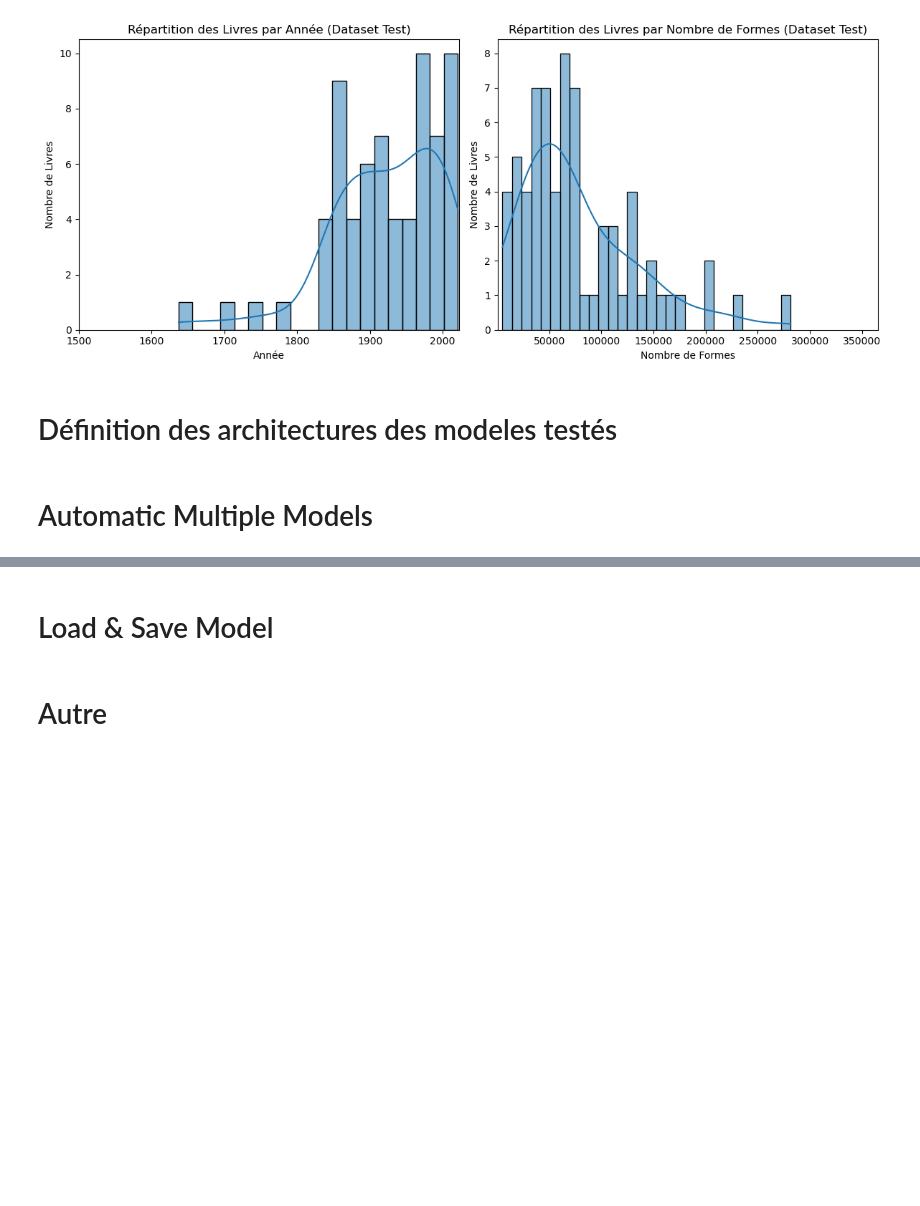
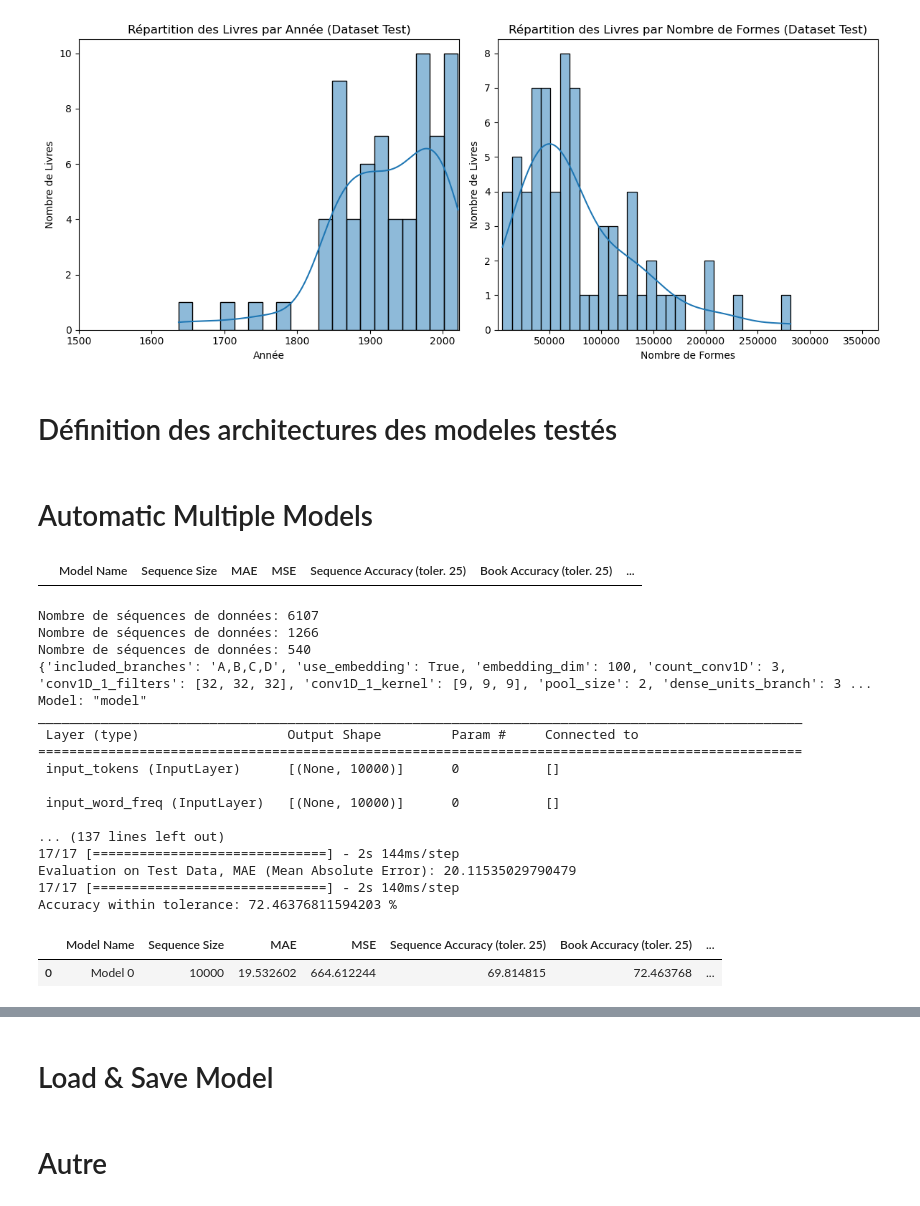
Before and after one commit to dorianGT/Text-Datation-With-CNN, a Jupyter notebook: Main_TER.ipynb, the cells around one changed output, grey strips where cells are left out. Drawn from its saved outputs; the diff is of its cells as text; code cells hidden in the pictures; blank space fills up the shorter version.

```diff
--- a/Main_TER.ipynb
+++ b/Main_TER.ipynb
@@ -374,7 +369,7 @@ print(first_100)
 # %% [markdown]
 ### Training Data
 # %%
-year_min = 1750
+year_min = 1450
 # %%
 # # Transformation de chaque texte dans train en séquence
 # sequences_trainA,sequences_trainB,sequences_trainC,sequences_trainD = tokenizer.tokenize(df_train["Text"].tolist())
@@ -442,7 +439,7 @@ with open('csv/df_train.pkl', 'rb') as f:
 # Load df
 with open('csv/df_val.pkl', 'rb') as f:
     df_val = pickle.load(f)
-    Filtrez les lignes où la colonne 'Year' est inférieure à 1800
+    # Filtrez les lignes où la colonne 'Year' est inférieure à 1800
     filtered_df = df_val[df_val['Year'] < year_min]
 
     # Obtenez le nombre de lignes
@@ -650,7 +651,10 @@ def define_multi_model(max_len, vocab_size,model_params):
 
     # Branche A
     # Couche pour l'entrée des mots tokenisés
-    x1 = Embedding(input_dim=vocab_size, output_dim=model_params['embedding_dim'], input_length=max_len, name='embedding_tokens_A')(inputA)
+    if(model_params["use_embedding"]):
+        x1 = Embedding(input_dim=vocab_size, output_dim=model_params['embedding_dim'], input_length=max_len, name='embedding_tokens_A')(inputA)
+    else:
+        x1 = tf.keras.layers.Reshape((max_len, 1))(inputA)
     for i in range(model_params['count_conv1D']):
         x1 = Conv1D(filters=model_params['conv1D_1_filters'][i], kernel_size=model_params['conv1D_1_kernel'][i], activation='relu', name='conv1d_A_'+str(i))(x1)
         if(model_params['pool_size'] != 0):
@@ -663,7 +667,10 @@ def define_multi_model(max_len, vocab_size,model_params):
 
     # Branche A2
     # Couche pour l'entrée des mots tokenisés
-    x2 = Embedding(input_dim=vocab_size, output_dim=model_params['embedding_dim'], input_length=max_len, name='embedding_tokens_A2')(inputA)
+    if(model_params["use_embedding"]):
+        x2 = Embedding(input_dim=vocab_size, output_dim=model_params['embedding_dim'], input_length=max_len, name='embedding_tokens_A2')(inputA)
+    else:
+        x2 = tf.keras.layers.Reshape((max_len, 1))(inputA)
     for i in range(model_params['count_conv1D']):
         x2 = Conv1D(filters=model_params['conv1D_1_filters'][i], kernel_size=model_params['conv1D_1_kernel'][i], activation='relu', name='conv1d_A2_'+str(i))(x2)
         if(model_params['pool_size'] != 0):
@@ -676,7 +683,10 @@ def define_multi_model(max_len, vocab_size,model_params):
 
     # Branche B
     # Couches pour l'entrée des fréquences de mots
-    y1 = Embedding(input_dim=vocab_size, output_dim=model_params['embedding_dim'], input_length=max_len, name='embedding_tokens_B')(inputB)
+    if(model_params["use_embedding"]):
+        y1 = Embedding(input_dim=vocab_size, output_dim=model_params['embedding_dim'], input_length=max_len, name='embedding_tokens_B')(inputB)
+    else:
+        y1 = tf.keras.layers.Reshape((max_len, 1))(inputB)
     for i in range(model_params['count_conv1D']):
         y1 = Conv1D(filters=model_params['conv1D_1_filters'][i], kernel_size=model_params['conv1D_1_kernel'][i], activation='relu', name='conv1d_B_'+str(i))(y1)
         if(model_params['pool_size'] != 0):
@@ -689,7 +699,10 @@ def define_multi_model(max_len, vocab_size,model_params):
 
     # Branche C
     # Couches pour l'entrée de la position des mots
-    y2 = Embedding(input_dim=vocab_size, output_dim=model_params['embedding_dim'], input_length=max_len, name='embedding_tokens_C')(inputC)
+    if(model_params["use_embedding"]):
+        y2 = Embedding(input_dim=vocab_size, output_dim=model_params['embedding_dim'], input_length=max_len, name='embedding_tokens_C')(inputC)
+    else:
+        y2 = tf.keras.layers.Reshape((max_len, 1))(inputC)
     for i in range(model_params['count_conv1D']):
         y2 = Conv1D(filters=model_params['conv1D_1_filters'][i], kernel_size=model_params['conv1D_1_kernel'][i], activation='relu', name='conv1d_C_'+str(i))(y2)
         if(model_params['pool_size'] != 0):
@@ -702,7 +715,10 @@ def define_multi_model(max_len, vocab_size,model_params):
 
     # Branche D
     # Couches pour l'entrée de la taille des mots
-    y3 = Embedding(input_dim=vocab_size, output_dim=model_params['embedding_dim'], input_length=max_len, name='embedding_tokens_D')(inputD)
+    if(model_params["use_embedding"]):
+        y3 = Embedding(input_dim=vocab_size, output_dim=model_params['embedding_dim'], input_length=max_len, name='embedding_tokens_D')(inputD)
+    else:
+        y3 = tf.keras.layers.Reshape((max_len, 1))(inputD)
     for i in range(model_params['count_conv1D']):
         y3 = Conv1D(filters=model_params['conv1D_1_filters'][i], kernel_size=model_params['conv1D_1_kernel'][i], activation='relu', name='conv1d_D_'+str(i))(y3)
         if(model_params['pool_size'] != 0):
@@ -1266,7 +1282,7 @@ def create_csv_data(csv_name):
 # %%
 utils.set_random_seed(420)
 
-date = "10_05_1"
+date = "24_05_2"
 csv_path_model_params = 'csv/model_params.csv'
 df_model_params = pd.read_csv(csv_path_model_params)
 csv_results_name = f'csv_results_{date}'
@@ -1284,6 +1300,7 @@ for idx, row in df_model_params.iterrows():
     # Créez le dictionnaire des paramètres à partir de la ligne de CSV
     params = {
         'included_branches': row['included_branches'],
+        'use_embedding': row['use_embedding'],
         'embedding_dim': int(row['embedding_dim']),
         'count_conv1D': int(row['count_conv1D']),
         'conv1D_1_filters': ast.literal_eval(row['conv1D_1_filters']),
@@ -1309,30 +1326,51 @@ for idx, row in df_model_params.iterrows():
 
     os.makedirs(save_dir, exist_ok=True)
 
     # Colonnes à sauvegarder
     col_to_save = ['Filename', 'Year']
     # Créer une copie profonde du sous-dataframe avec les colonnes souhaitées
     df_to_save = df_test[col_to_save].copy()
     # Sauvegarder ce sous-dataframe en fichier CSV
     seq_book = pd.DataFrame({'Predicted': predicted_book_date})
 
     df_to_save['Predicted'] = seq_book['Predicted']
     # Calculer l'écart entre les valeurs réelles et prédictes
     df_to_save['Difference'] = df_to_save['Year'] - df_to_save['Predicted']
 
     df_to_save.to_csv(f'{save_dir}/df_test.csv', index=False)
 
     add_data_to_csv(max_len,mae_test,loss_test,accuracy_within_tolerance_sequence,accuracy_within_tolerance_book,
                         params,model_name,csv_results_name)
 
     #Sauvegarder le modèle complet au format HDF5
     model.save(f'{save_dir}/model.h5')
 
     with open(f'{save_dir}/history.json', 'wb') as file_pi:
         pickle.dump(history.history, file_pi)
 
     save_model_plot(history,model,test,y_test,save_dir,predicted_book_date,true_book_date,df_to_save)
 
     plot_model(model, show_shapes=True, to_file=f'{save_dir}/architecture.png')
 
     ind+=1
+# %% [output]
+|  | Model Name | Sequence Size | MAE | MSE | Sequence Accuracy (toler. 25) | Book Accuracy (toler. 25) | ... |
+Nombre de séquences de données: 6107
+Nombre de séquences de données: 1266
+Nombre de séquences de données: 540
+{'included_branches': 'A,B,C,D', 'use_embedding': True, 'embedding_dim': 100, 'count_conv1D': 3, 'conv1D_1_filters': [32, 32, 32], 'conv1D_1_kernel': [9, 9, 9], 'pool_size': 2, 'dense_units_branch': 3 ...
+Model: "model"
+__________________________________________________________________________________________________
+ Layer (type)                   Output Shape         Param #     Connected to
+==================================================================================================
+ input_tokens (InputLayer)      [(None, 10000)]      0           []
+
+ input_word_freq (InputLayer)   [(None, 10000)]      0           []
+
+... (137 lines left out)
+17/17 [==============================] - 2s 144ms/step
+Evaluation on Test Data, MAE (Mean Absolute Error): 20.11535029790479
+17/17 [==============================] - 2s 140ms/step
+Accuracy within tolerance: 72.46376811594203 %
+|  | Model Name | Sequence Size | MAE | MSE | Sequence Accuracy (toler. 25) | Book Accuracy (toler. 25) | ... |
+| 0 | Model 0 | 10000 | 19.532602 | 664.612244 | 69.814815 | 72.463768 | ... |
```
Also changed, not shown: parts of 6 cells of this notebook, 4 other files.
